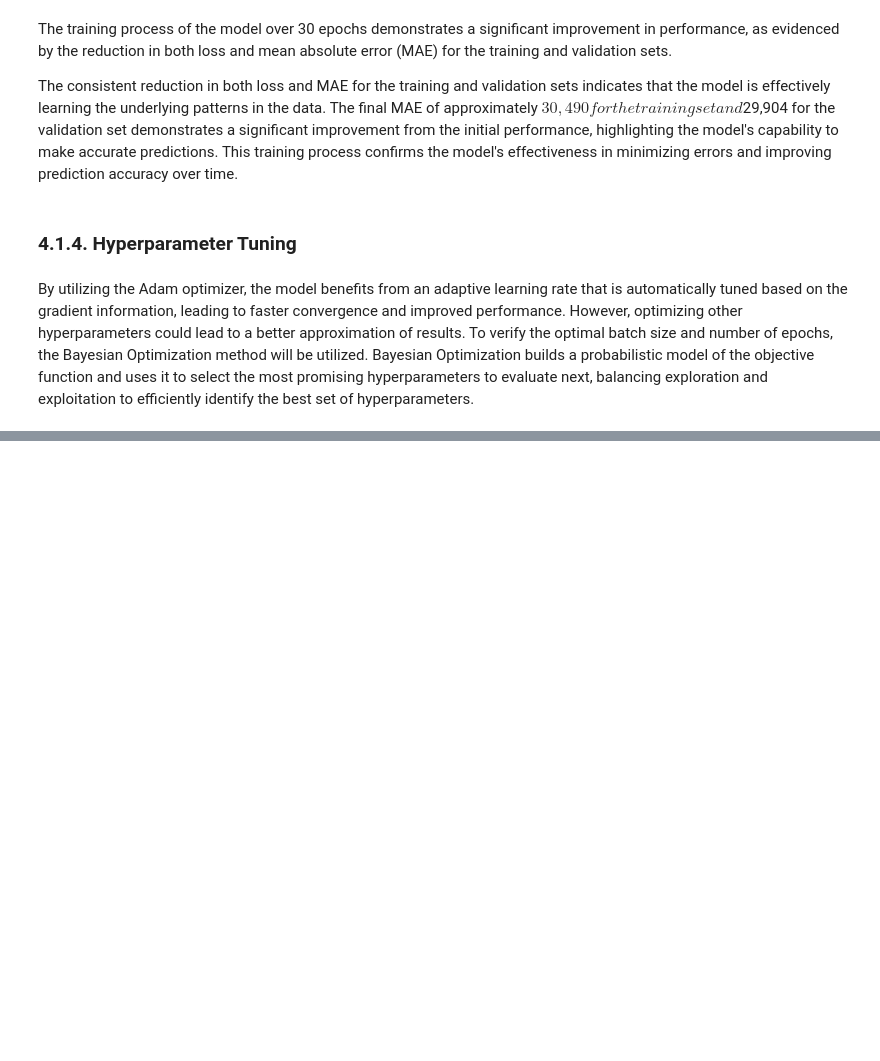
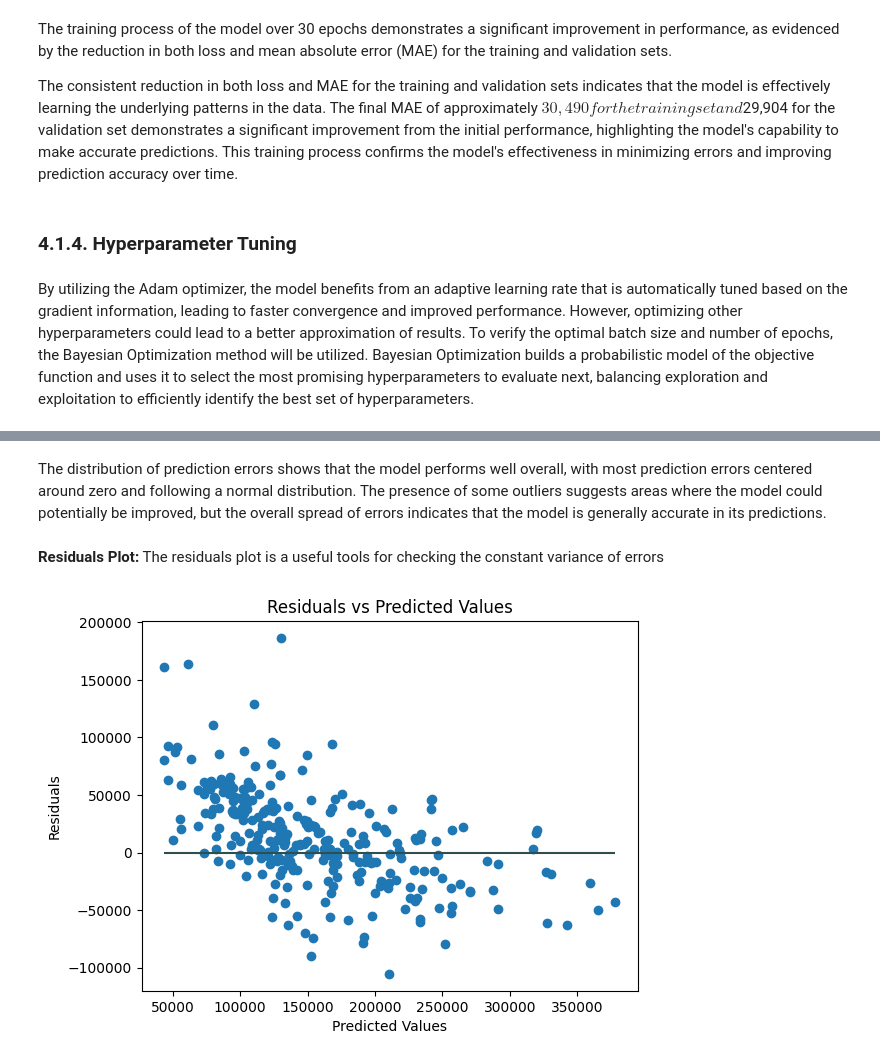
Before and after one commit to deboraflemos/math-dl1-finalProject, a Jupyter notebook: final-project.ipynb, the cells around one changed output, grey strips where cells are left out. Saved outputs shown, nothing was run; the diff lists cells and outputs as text; code cells hidden in the pictures; blank space fills up the shorter version.

```diff
--- a/final-project.ipynb
+++ b/final-project.ipynb
@@ -947,0 +1072,13 @@ By efficiently balancing exploration and exploitation, Bayesian Optimization was
+# %% [markdown]
+The distribution of prediction errors shows that the model performs well overall, with most prediction errors centered around zero and following a normal distribution. The presence of some outliers suggests areas where the model could potentially be improved, but the overall spread of errors indicates that the model is generally accurate in its predictions.
+# %% [markdown]
+**Residuals Plot:** The residuals plot is a useful tools for checking the constant variance of errors
+# %%
+plt.title('Residuals vs Predicted Values')
+plt.scatter(y_pred, y_test - y_pred)
+plt.xlabel('Predicted Values')
+plt.ylabel('Residuals')
+plt.hlines(y=0, xmin=y_pred.min(), xmax=y_pred.max(), colors='#2F4F4F') # Add a horizontal line for reference
+plt.show()
+# %% [output]
+[figure, added]
```
Also changed, not shown: parts of 20 cells of this notebook.
